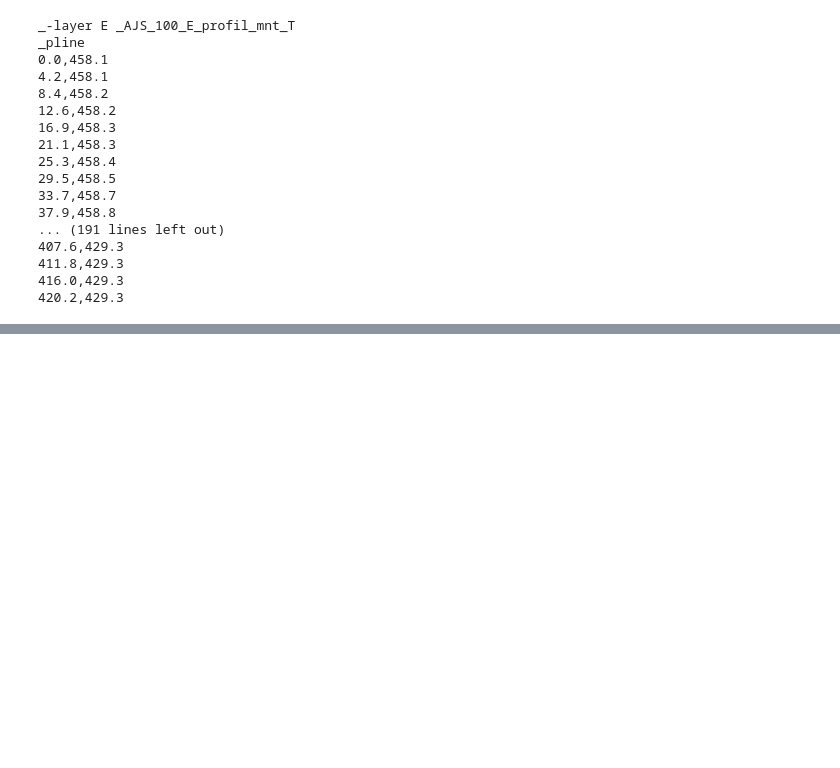
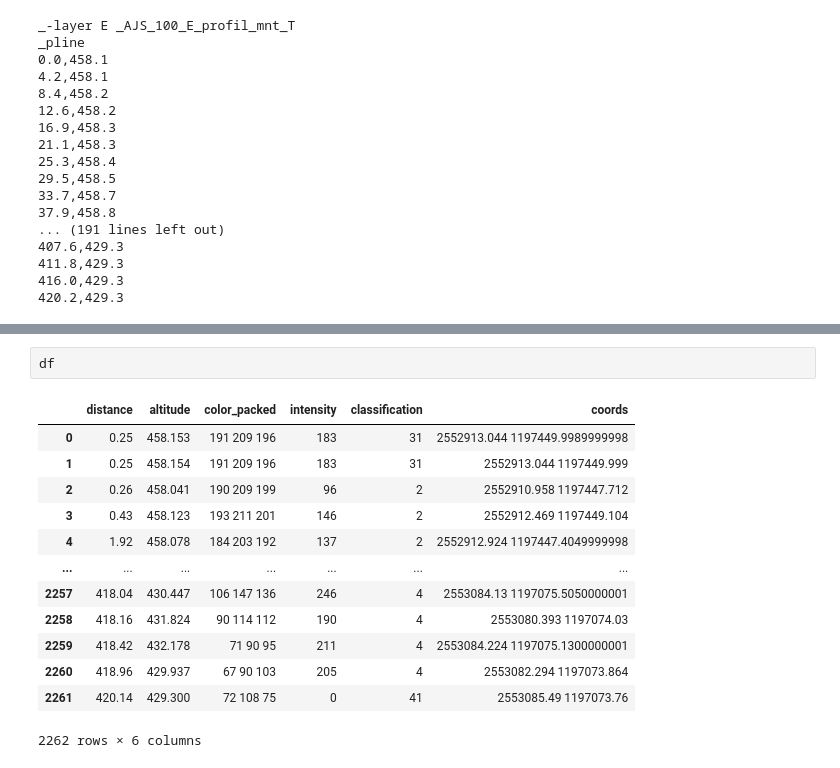
Before and after one commit to gowitz/lidar_to_acad_points, a Jupyter notebook: dev/tests.ipynb, the cells around one changed output, grey strips where cells are left out. Cells and saved outputs as stored; diff of their text form; blank space fills up the shorter version.

```diff
--- a/dev/tests.ipynb
+++ b/dev/tests.ipynb
@@ -469,0 +546,16 @@ _pline
+# %%
+df
+# %% [output]
+|  | distance | altitude | color_packed | intensity | classification | coords |
+| 0 | 0.25 | 458.153 | 191 209 196 | 183 | 31 | 2552913.044 1197449.9989999998 |
+| 1 | 0.25 | 458.154 | 191 209 196 | 183 | 31 | 2552913.044 1197449.999 |
+| 2 | 0.26 | 458.041 | 190 209 199 | 96 | 2 | 2552910.958 1197447.712 |
+| 3 | 0.43 | 458.123 | 193 211 201 | 146 | 2 | 2552912.469 1197449.104 |
+| 4 | 1.92 | 458.078 | 184 203 192 | 137 | 2 | 2552912.924 1197447.4049999998 |
+| ... | ... | ... | ... | ... | ... | ... |
+| 2257 | 418.04 | 430.447 | 106 147 136 | 246 | 4 | 2553084.13 1197075.5050000001 |
+| 2258 | 418.16 | 431.824 | 90 114 112 | 190 | 4 | 2553080.393 1197074.03 |
+| 2259 | 418.42 | 432.178 | 71 90 95 | 211 | 4 | 2553084.224 1197075.1300000001 |
+| 2260 | 418.96 | 429.937 | 67 90 103 | 205 | 4 | 2553082.294 1197073.864 |
+| 2261 | 420.14 | 429.300 | 72 108 75 | 0 | 41 | 2553085.49 1197073.76 |
+2262 rows × 6 columns
```
Also changed, not shown: parts of 7 cells of this notebook, 4 other files.
